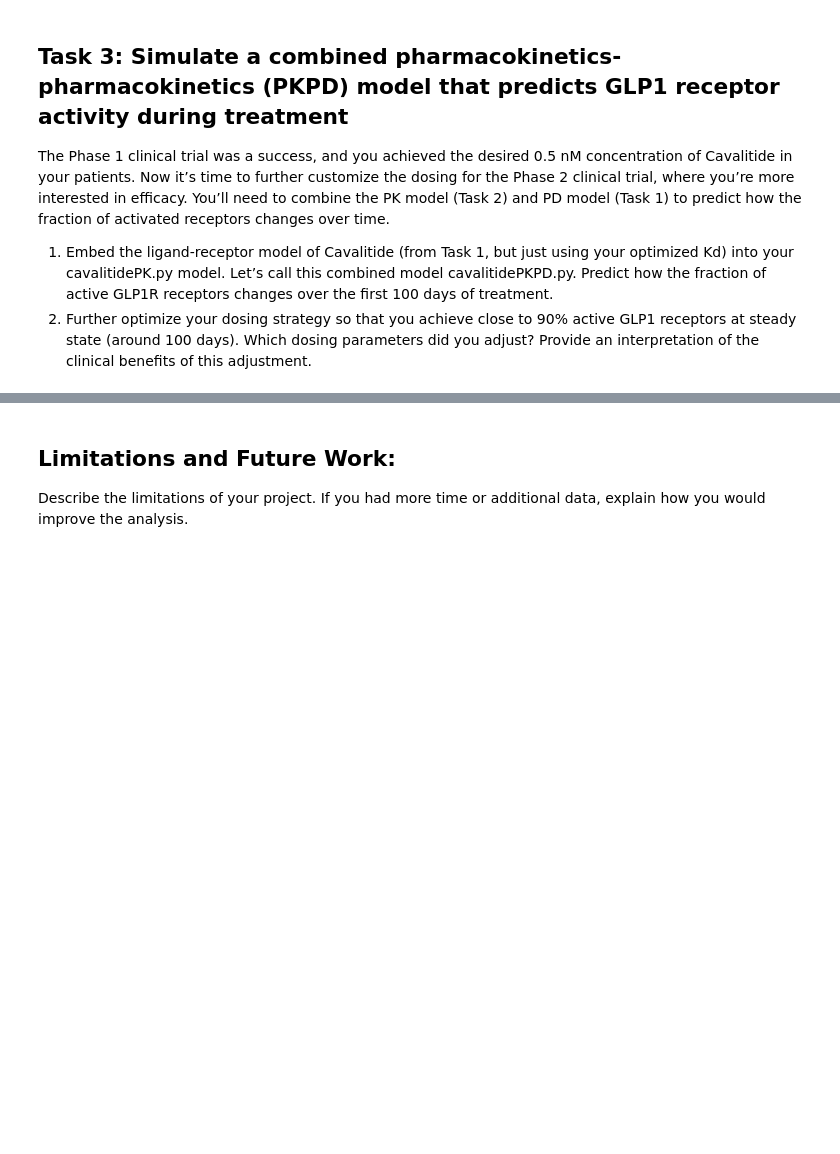
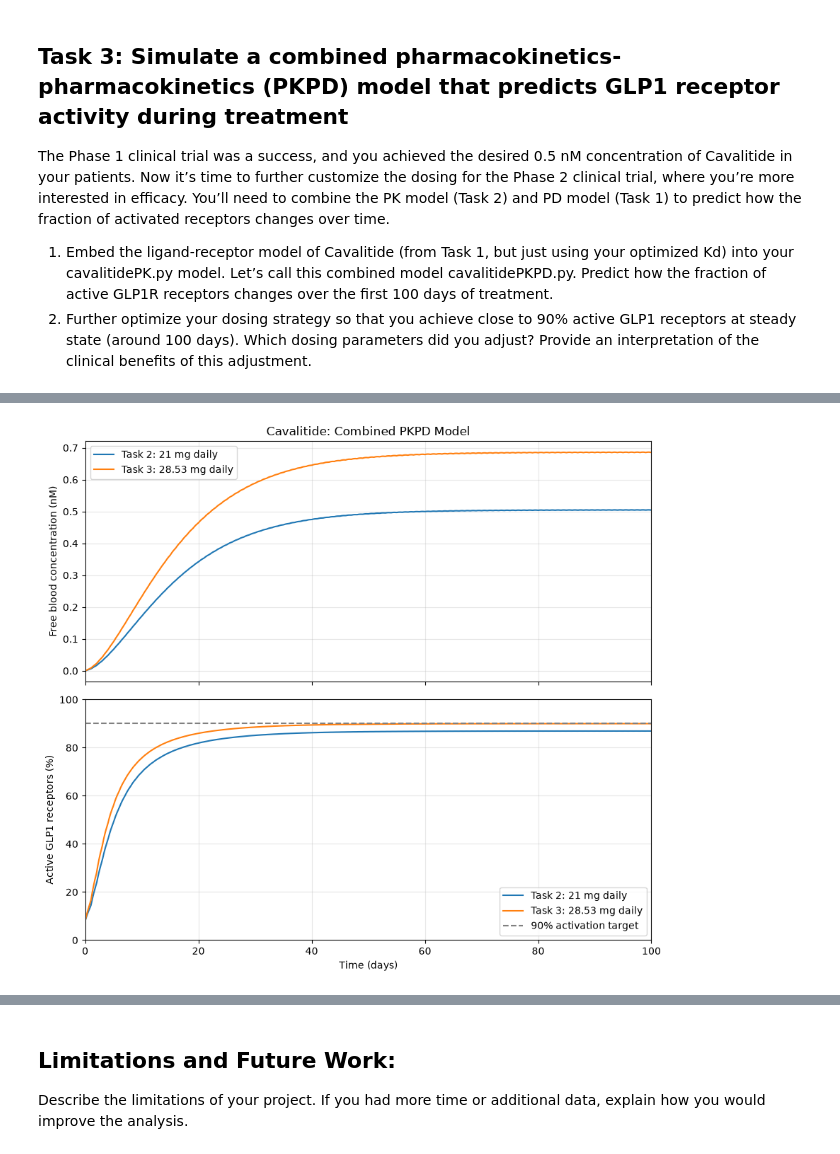
Before and after one commit to aymen-akram/BME2315_Module3, a Jupyter notebook: Module3_Project.ipynb, the cells around one changed output, grey strips where cells are left out. Saved outputs shown, nothing was run; the diff lists cells and outputs as text; code cells hidden in the pictures; blank space fills up the shorter version.

Commit message:
Task 3 and conclusion

```diff
--- a/Module3_Project.ipynb
+++ b/Module3_Project.ipynb
@@ -346,0 +470,40 @@ The Phase 1 clinical trial was a success, and you achieved the desired 0.5 nM co
+# %%
+fig, axes = plt.subplots(2, 1, figsize=(9, 8), sharex=True)
+
+axes[0].plot(
+    t_base / 24, free_base,
+    label="Task 2: 21 mg daily"
+)
+axes[0].plot(
+    t_opt / 24, free_opt,
+    label=f"Task 3: {optimized_dose:.2f} mg daily"
+)
+axes[0].set_ylabel("Free blood concentration (nM)")
+axes[0].set_title("Cavalitide: Combined PKPD Model")
+
+axes[1].plot(
+    t_base / 24, activation_base * 100,
+    label="Task 2: 21 mg daily"
+)
+axes[1].plot(
+    t_opt / 24, activation_opt * 100,
+    label=f"Task 3: {optimized_dose:.2f} mg daily"
+)
+axes[1].axhline(
+    90, color="gray", linestyle="--",
+    label="90% activation target"
+)
+axes[1].set_xlabel("Time (days)")
+axes[1].set_ylabel("Active GLP1 receptors (%)")
+axes[1].set_ylim(0, 100)
+
+for ax in axes:
+    ax.set_xlim(0, 100)
+    ax.grid(alpha=0.3)
+    ax.legend()
+
+plt.tight_layout()
+plt.savefig("Task3_PKPD.png", dpi=300, bbox_inches="tight")
+plt.show()
+# %% [output]
+[figure, added]
```
Also changed, not shown: parts of 6 cells of this notebook, 2 other files.
